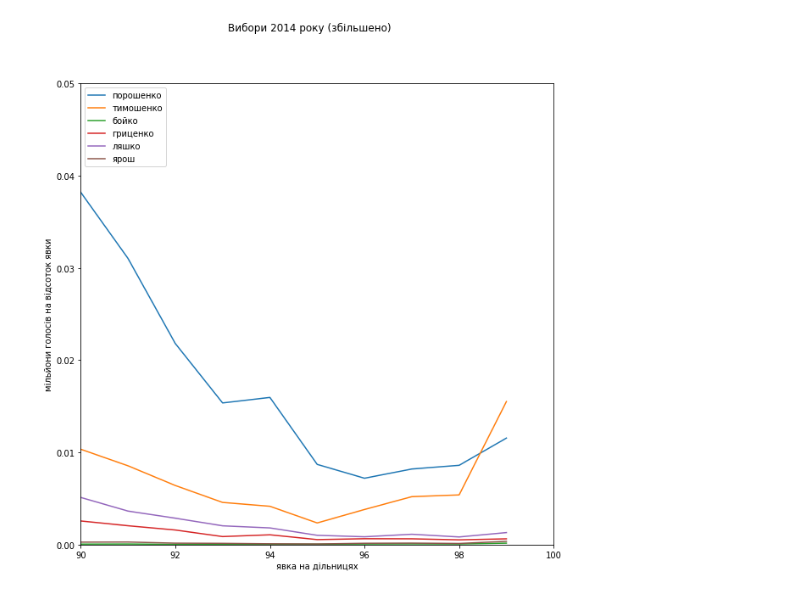
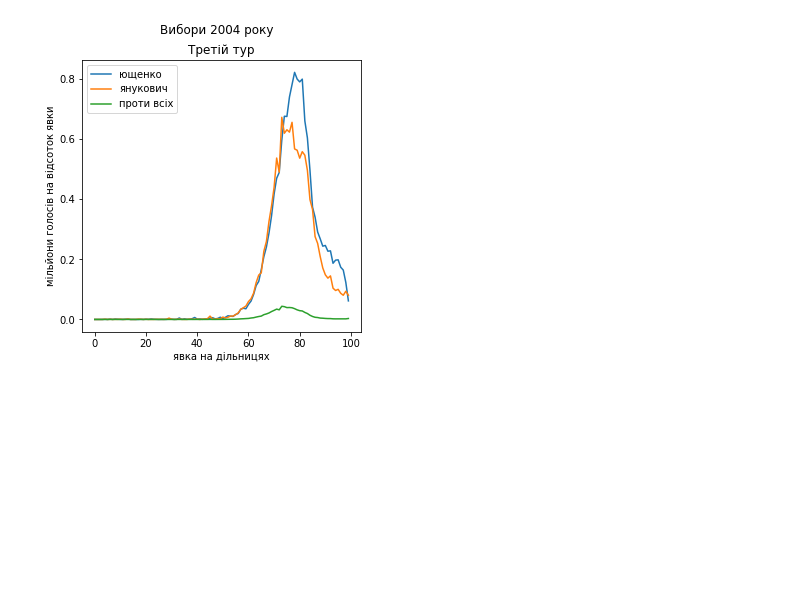
Before and after one commit to alexkernphysiker/ukr-elections, a Jupyter notebook: election_plots.ipynb, the cells around one changed output. Cells and saved outputs as stored; diff of their text form; code cells hidden in the pictures; blank space fills up the shorter version.

```diff
--- a/election_plots.ipynb
+++ b/election_plots.ipynb
@@ -15,7 +15,7 @@ second2019 = prepare_data(
 )
 
 fig=plt.figure()
-fig.set_size_inches(20 , 10, forward=True)
+fig.set_size_inches(10 , 5, forward=True)
 fig.suptitle("Вибори 2019 року")
 fig.show()
 
@@ -43,6 +43,6 @@ plt.draw()
 # %%
 fig=plt.figure()
-fig.set_size_inches(20 , 10, forward=True)
+fig.set_size_inches(10 , 5, forward=True)
 fig.suptitle("Вибори 2019 року (збільшено)")
 fig.show()
 
@@ -81,17 +81,24 @@ first2014 = prepare_data(
 )
 
 fig=plt.figure()
-fig.set_size_inches(10 , 10, forward=True)
+fig.set_size_inches(10 , 5, forward=True)
 fig.suptitle("Вибори 2014 року")
 fig.show()
 
-ax=fig.add_subplot(111)
+ax=fig.add_subplot(121)
 for name in first2014.keys():
     ax.plot(list(range(100)),first2014[name], label=name)
     pass
 ax.set_xlabel("явка на дільницях")
 ax.set_ylabel("мільйони голосів на відсоток явки")
 ax.legend(loc=2)
-
+ax=fig.add_subplot(122)
+for name in first2014.keys():
+    ax.plot(list(range(100)),first2014[name], label=name)
+    pass
+ax.set_xlabel("явка на дільницях")
+ax.set_ylabel("мільйони голосів на відсоток явки")
+ax.legend(loc=2)
+ax.axis(xmin=90,xmax=100,ymin=0,ymax=0.05)
 plt.draw()
 # %% [output]
@@ -99,17 +138,27 @@ plt.draw()
 # %%
+import matplotlib.pyplot as plt
+from parse_tvk_data import *
+
+last2004 = prepare_data(
+    parse_election_tvk_data("vp2004","wp3352e3e.html",ua),
+    lambda row: int(row[6])/int(row[3]) if int(row[3])>0 else 0,
+    {"ющенко": 8, "янукович": 9, "проти всіх": 10}
+)
+
 fig=plt.figure()
-fig.set_size_inches(10 , 10, forward=True)
-fig.suptitle("Вибори 2014 року (збільшено)")
+fig.set_size_inches(5 , 5, forward=True)
+fig.suptitle("Вибори 2004 року")
 fig.show()
 
 ax=fig.add_subplot(111)
-for name in first2014.keys():
-    ax.plot(list(range(100)),first2014[name], label=name)
+for name in last2004.keys():
+    ax.plot(list(range(100)),last2004[name], label=name)
     pass
+ax.title.set_text("Третій тур")
 ax.set_xlabel("явка на дільницях")
 ax.set_ylabel("мільйони голосів на відсоток явки")
 ax.legend(loc=2)
-ax.axis(xmin=90,xmax=100,ymin=0,ymax=0.05)
+
 plt.draw()
 # %% [output]
-[figure, old version]
+[figure, new version]
```
Also changed, not shown: parts of 7 cells of this notebook.
